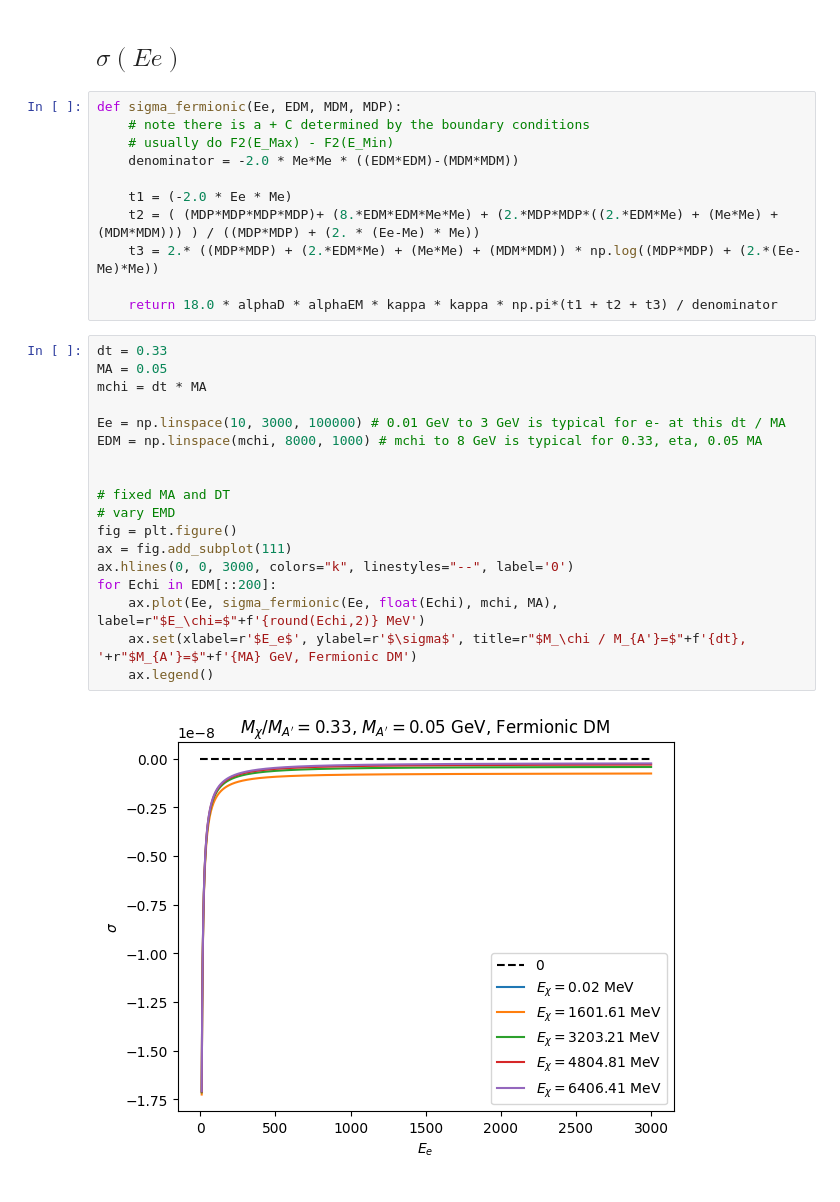
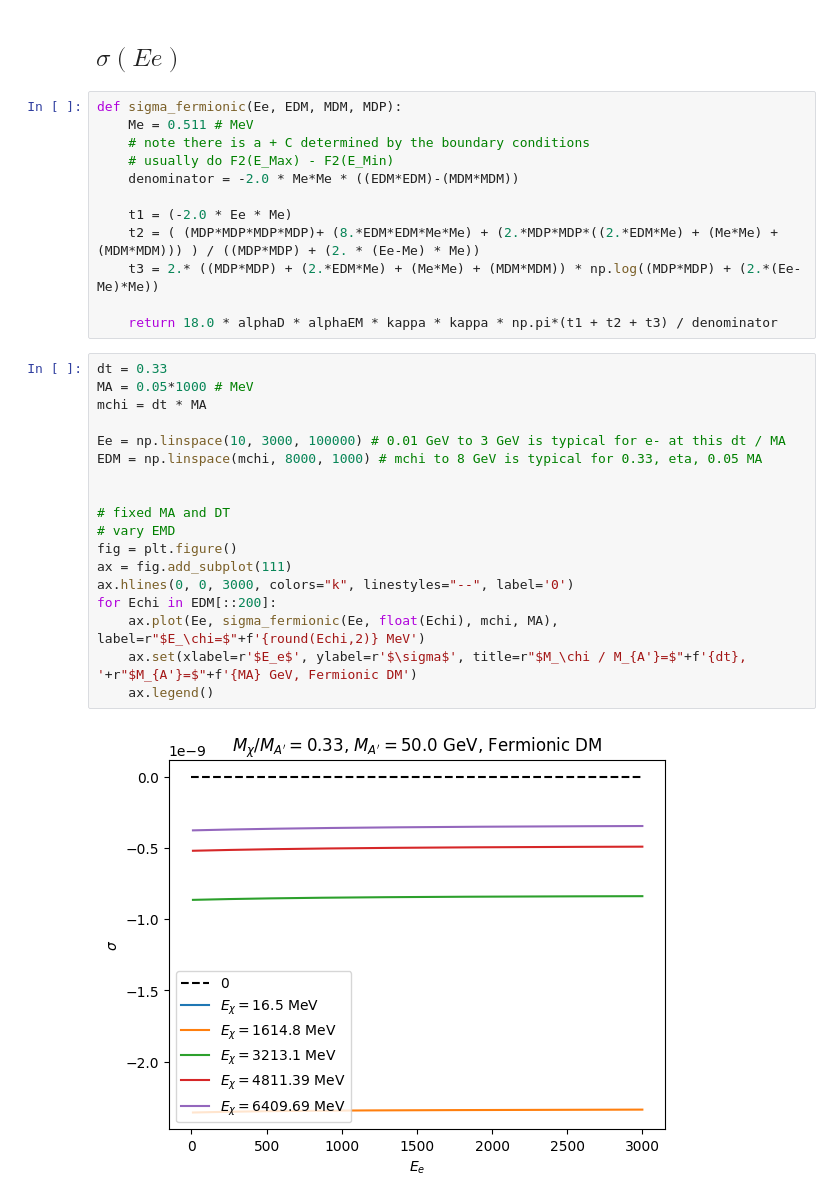
Before and after one commit to amh-137/DarkElectronScatter, a Jupyter notebook: notebooks/BdNMC_distributions.ipynb, the cells around one changed output. Cells and saved outputs as stored; diff of their text form.

```diff
--- a/notebooks/BdNMC_distributions.ipynb
+++ b/notebooks/BdNMC_distributions.ipynb
@@ -63,6 +77,7 @@ plt.show()
 ## $\sigma(Ee)$
 # %%
 def sigma_fermionic(Ee, EDM, MDM, MDP):
+    Me = 0.511 # MeV
     # note there is a + C determined by the boundary conditions
     # usually do F2(E_Max) - F2(E_Min)
     denominator = -2.0 * Me*Me * ((EDM*EDM)-(MDM*MDM))
@@ -74,21 +89,21 @@ def sigma_fermionic(Ee, EDM, MDM, MDP):
     return 18.0 * alphaD * alphaEM * kappa * kappa * np.pi*(t1 + t2 + t3) / denominator
 # %%
 dt = 0.33
-MA = 0.05
+MA = 0.05*1000 # MeV
 mchi = dt * MA
 
 Ee = np.linspace(10, 3000, 100000) # 0.01 GeV to 3 GeV is typical for e- at this dt / MA
 EDM = np.linspace(mchi, 8000, 1000) # mchi to 8 GeV is typical for 0.33, eta, 0.05 MA
 
 
 # fixed MA and DT
 # vary EMD
 fig = plt.figure()
 ax = fig.add_subplot(111)
 ax.hlines(0, 0, 3000, colors="k", linestyles="--", label='0')
 for Echi in EDM[::200]:
     ax.plot(Ee, sigma_fermionic(Ee, float(Echi), mchi, MA), label=r"$E_\chi=$"+f'{round(Echi,2)} MeV')
     ax.set(xlabel=r'$E_e$', ylabel=r'$\sigma$', title=r"$M_\chi / M_{A'}=$"+f'{dt}, '+r"$M_{A'}=$"+f'{MA} GeV, Fermionic DM')
     ax.legend()
 # %% [output]
-[figure, old version]
+[figure, new version]
```
Also changed, not shown: parts of 7 cells of this notebook.
